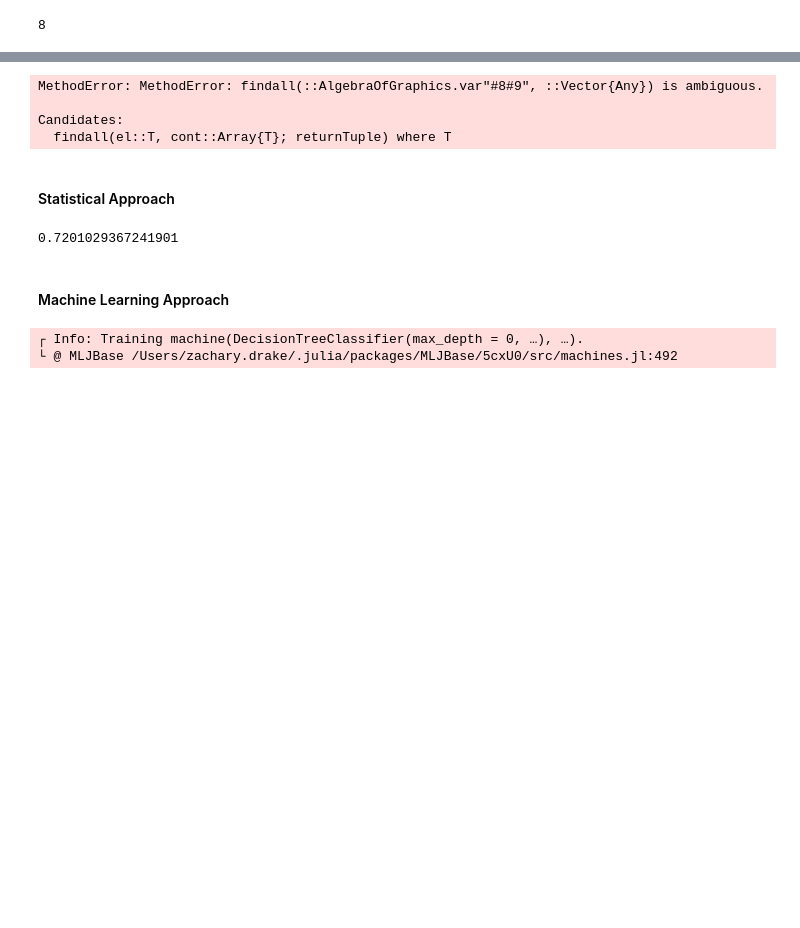
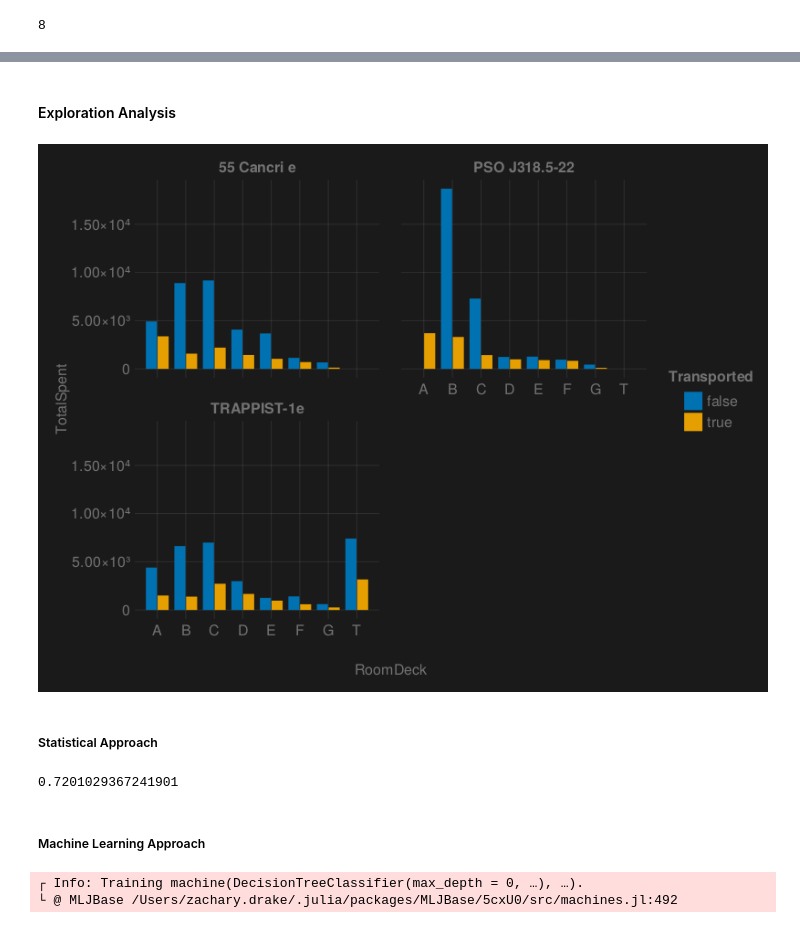
Before and after one commit to thezachdrake/kaggle-spaceship-titanic, a Jupyter notebook: notebook.ipynb, the cells around one changed output, grey strips where cells are left out. Cells and saved outputs as stored; diff of their text form; code cells hidden in the pictures; blank space fills up the shorter version.

```diff
--- a/notebook.ipynb
+++ b/notebook.ipynb
@@ -1,9 +1,11 @@
 # %%
+using Missings
 using StatsKit
 using MLJ
-using AlgebraOfGraphics, CairoMakie
-import BetaML
-set_aog_theme!()
+import AlgebraOfGraphics as AOG
+using CairoMakie
+
+set_theme!(theme_dark())
 ENV["DATAFRAMES_ROWS"] = 8
 # %% [output]
 8
@@ -10,6 +14,7 @@ ENV["DATAFRAMES_ROWS"] = 8
 # %%
 function processpassengerData(passengerData::DataFrame)::DataFrame
     passengerData = select(passengerData, Not([:Name]))
+    passengerData.Cabin = coalesce.(passengerData.Cabin, "//")
     passengerData.RoomDeck = [
         String(deck[1]) for deck in split.(passengerData.Cabin, "/")
     ] |> categorical
@@ -22,5 +27,6 @@ function processpassengerData(passengerData::DataFrame)::DataFrame
 end
 
 passengerData = CSV.read("data/train.csv", DataFrame) |>
+                dropmissing |>
                 processpassengerData
 # %% [output]
@@ -31,15 +46,14 @@ Closest candidates are:
+# %% [markdown]
+#### Exploration Analysis
 # %%
-transported_deck = AlgebraOfGraphics.data(passengerData) *
-                   frequency() *
-                   mapping(:Transported, color=:VIP)
-draw(transported_deck)
+transported_deck = AOG.data(passengerData) *
+                   AOG.mapping(:RoomDeck, :TotalSpent, color=:Transported, dodge=:Transported, layout=:Destination) *
+                   AOG.expectation()
+AOG.draw(transported_deck)
 # %% [output]
-MethodError: MethodError: findall(::AlgebraOfGraphics.var"#8#9", ::Vector{Any}) is ambiguous.
-
-Candidates:
-  findall(el::T, cont::Array{T}; returnTuple) where T
+[figure, added]
 # %% [markdown]
-#### Statistical Approach
+##### Statistical Approach
 # %%
 fn = @formula(Transported ~ VIP + CryoSleep + Age + RoomService)
 logitModel = glm(fn, passengerData, Bernoulli(), LogitLink())
@@ -65,7 +79,7 @@ acc = measureAccuracy(logitModel, passengerData)
 # %% [output]
 0.7201029367241901
 # %% [markdown]
-#### Machine Learning Approach
+##### Machine Learning Approach
 # %%
 passengerData = MLJ.coerce!(passengerData,
     MLJ.autotype(passengerData)
```
Also changed, not shown: parts of 3 cells of this notebook, 1 other file.
